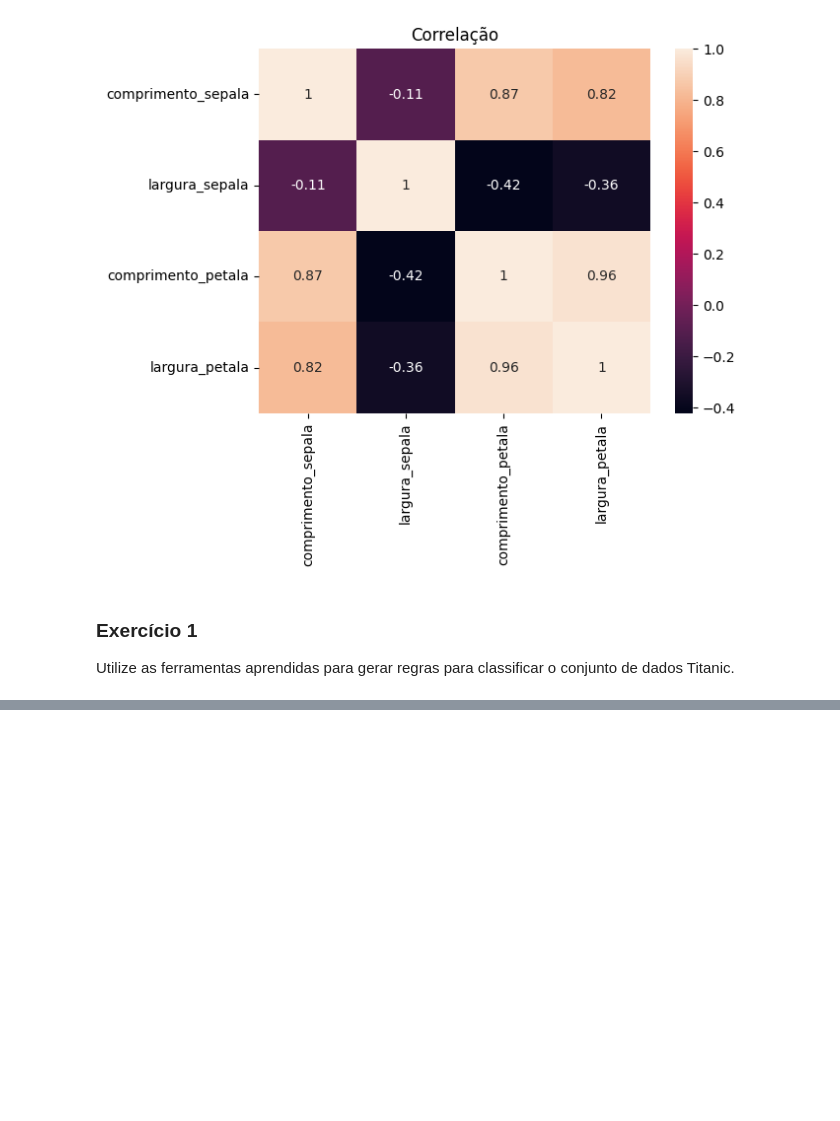
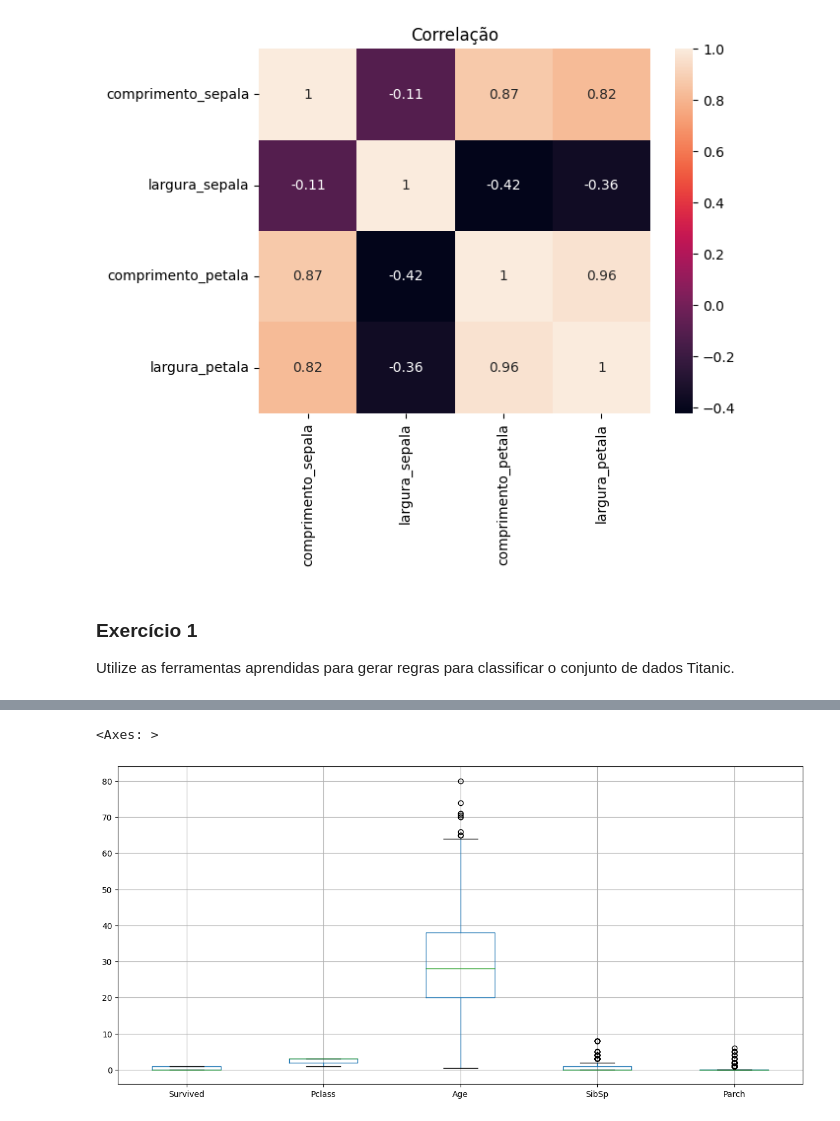
Before and after one commit to luadeprataart/Reconhecimento-de-Padroes, a Jupyter notebook: 03_Analise_Exploratoria.ipynb, the cells around one changed output, grey strips where cells are left out. Saved outputs shown, nothing was run; the diff lists cells and outputs as text; code cells hidden in the pictures; blank space fills up the shorter version.

```diff
--- a/03_Analise_Exploratoria.ipynb
+++ b/03_Analise_Exploratoria.ipynb
@@ -203,0 +260,13 @@ titanic = pd.read_csv('titanic.data')
+# %%
+#Limpeza dos dados inuteis
+copia_titanic = titanic
+
+copia_titanic = copia_titanic.drop(['PassengerId', 'Name', 'Ticket', 'Cabin', 'Fare', 'SibSp'], axis = 1)
+
+copia_titanic
+
+ #preencher os dados faltando com média
+copia_titanic.fillna({'Age':copia_titanic.Age.mean()},inplace=True) #Valor a ser usado para preencher buracos (por exemplo, 0)
+
+copia_titanic['Sex'][copia_titanic['Sex']=='male'] =0 #mudando texto para numero
+copia_titanic['Sex'][copia_titanic['Sex']=='female'] =1
@@ -203,0 +282,5 @@ titanic = pd.read_csv('titanic.data')
+# %%
+copia_titanic.boxplot(figsize=(15,7))
+# %% [output]
+<Axes: >
+[figure, added]
```
Also changed, not shown: parts of 12 cells of this notebook.
